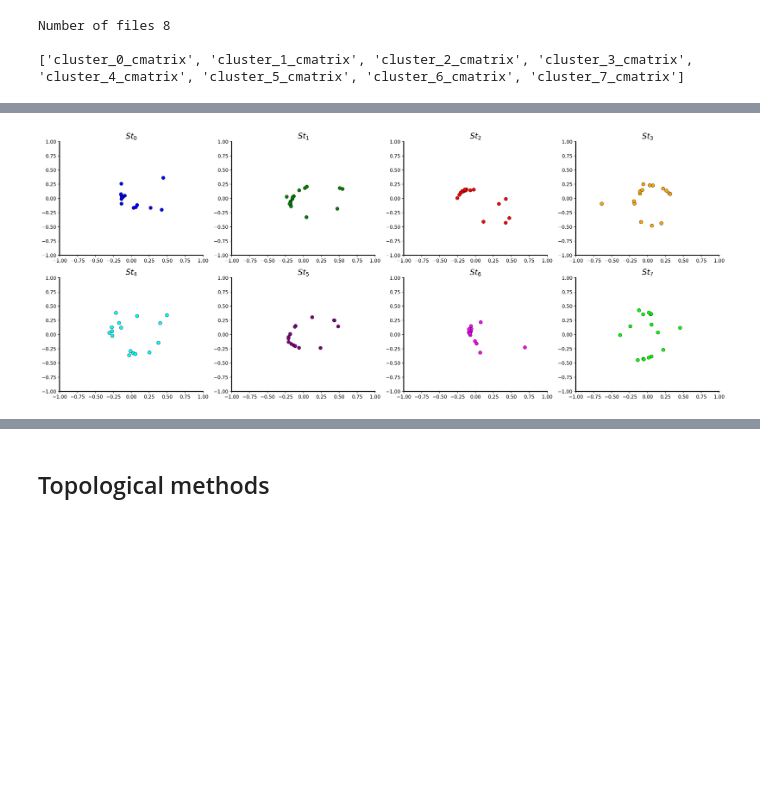
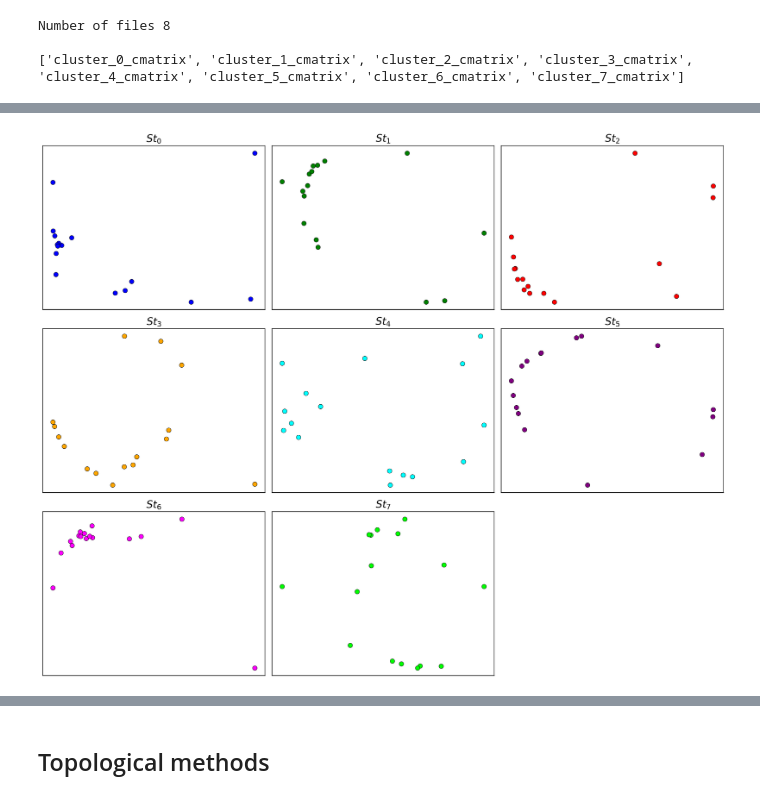
Before and after one commit to AGardinon/TopData-project, a Jupyter notebook: notebooks/4_beta-hairpin.ipynb, the cells around one changed output, grey strips where cells are left out. Saved outputs shown, nothing was run; the diff lists cells and outputs as text; code cells hidden in the pictures; blank space fills up the shorter version.

```diff
--- a/notebooks/4_beta-hairpin.ipynb
+++ b/notebooks/4_beta-hairpin.ipynb
@@ -317,14 +338,25 @@ emb_data = { sys: distEmbeddingMDS.fit_transform(dynm_dist[sys]) for sys in dynm
 # %%
-fig, ax = myplt.get_axes(8, max_col=4, res=200)
+fig, ax = myplt.get_axes(8, max_col=3, res=200)
 for i,j in enumerate(emb_data):
     myplt.single_scatter_axe(emb_data[j], ax[i], s=50, color=PALETTE[i])
-#     myplt.axarrows(fig,ax[count],labels=['x','y'])
+#     myplt.axarrows(fig,ax[i],labels=['',''])
     ax[i].set_title(labels[i], size=16)
-    ax[i].set_xlim(-1,1)
-    ax[i].set_ylim(-1,1)
+#     ax[i].set_xlim(-0.75,0.75)
+#     ax[i].set_ylim(-0.75,0.75)
+#     for k, txt in enumerate(residues_labels):
+#         ax[i].annotate(txt, (emb_data[j][k,0], emb_data[j][k,1]))
+    for side in ['bottom','left']:
+        ax[i].spines[side].set_linewidth(1)
+    for side in ['right','top']:
+        ax[i].spines[side].set_visible(True)
+    ax[i].set_yticks([])
+    ax[i].set_xticks([])
+    ax[i].xaxis.set_ticks_position('none')
+    ax[i].yaxis.set_ticks_position('none')
+
 fig.tight_layout()
 if SAVE_PLOT:
     plt.savefig("dynam_dists_emb.svg")
 # %% [output]
-[figure, old version]
+[figure, new version]
 # %%
```
Also changed, not shown: parts of 12 cells of this notebook, 1 other file.
